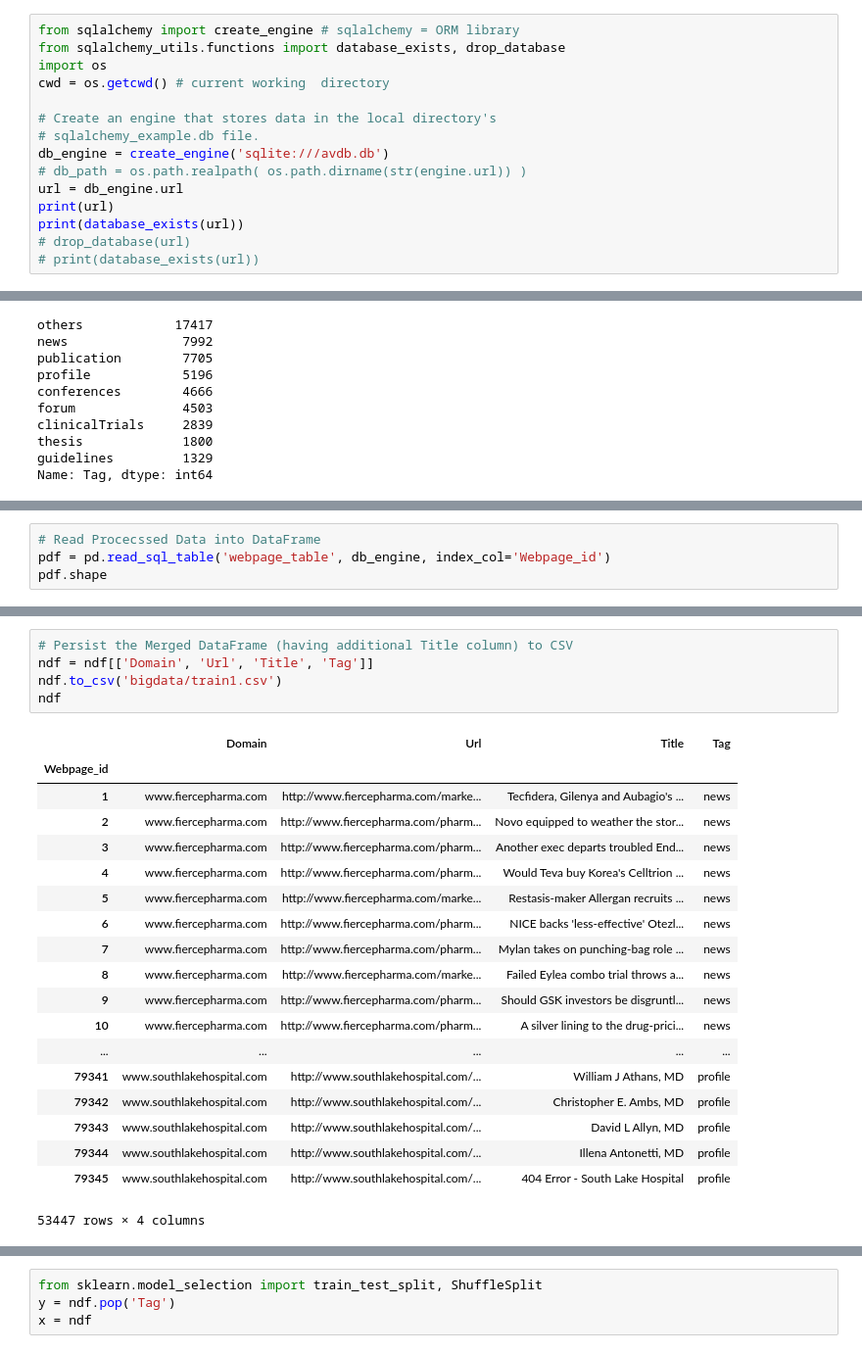
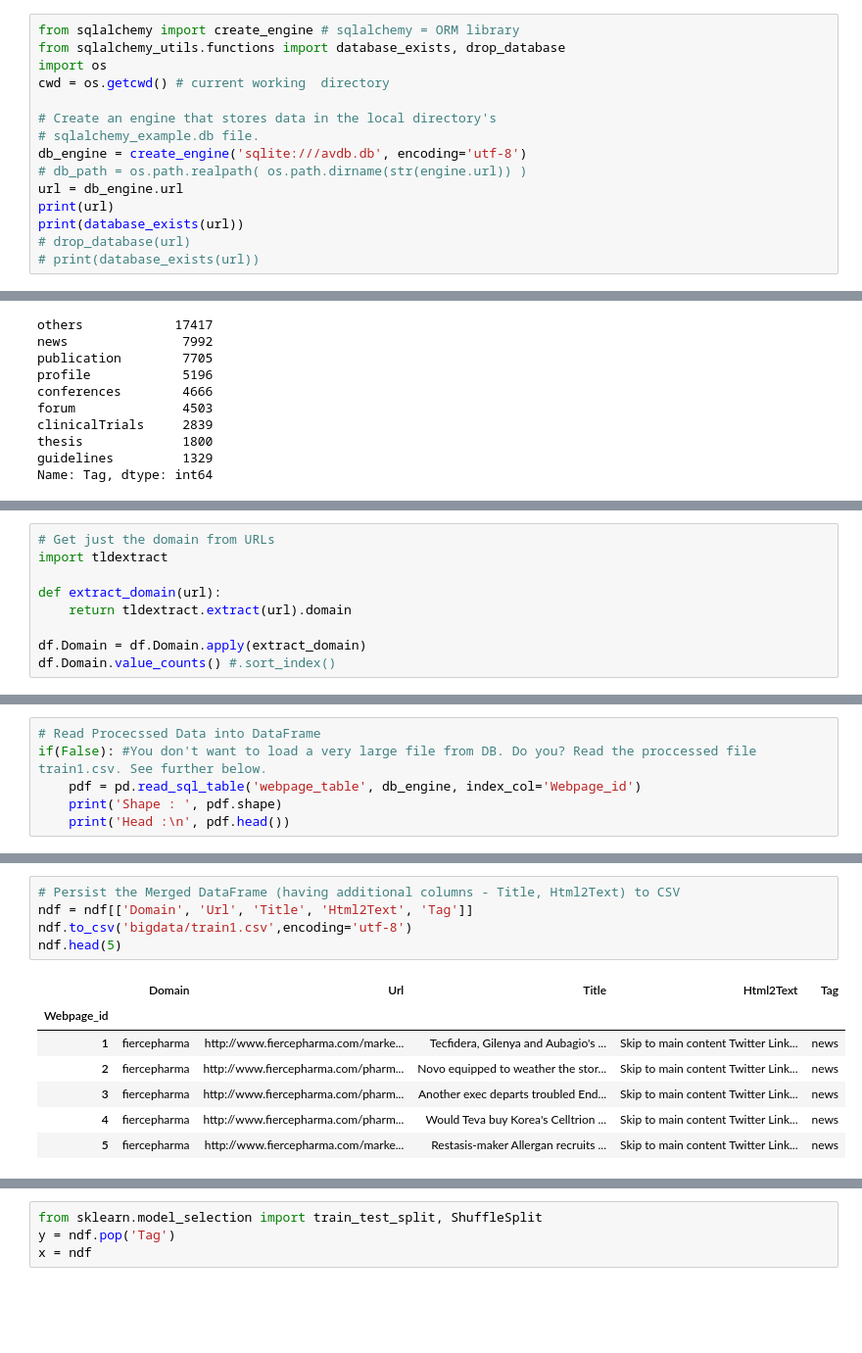
Before and after one commit to DataScienceWorks/AV-Innoplexus-Webpage-Classification, a Jupyter notebook: A_DataPreprocessing.ipynb, the cells around one changed output, grey strips where cells are left out. Shown: that part at 98% size. Cells and saved outputs as stored; diff of their text form; blank space fills up the shorter version.

Commit message:
Improved Data Preprocecssing phase

```diff
--- a/A_DataPreprocessing.ipynb
+++ b/A_DataPreprocessing.ipynb
@@ -14,7 +17,7 @@ cwd = os.getcwd() # current working  directory
 
 # Create an engine that stores data in the local directory's
 # sqlalchemy_example.db file.
-db_engine = create_engine('sqlite:///avdb.db')
+db_engine = create_engine('sqlite:///avdb.db', encoding='utf-8')
 # db_path = os.path.realpath( os.path.dirname(str(engine.url)) )
 url = db_engine.url
 print(url)
@@ -112,0 +122,9 @@ Name: Domain, Length: 3974, dtype: int64
+# %%
+# Get just the domain from URLs
+import tldextract
+
+def extract_domain(url):
+    return tldextract.extract(url).domain
+
+df.Domain = df.Domain.apply(extract_domain)
+df.Domain.value_counts() #.sort_index()
@@ -264,5 +315,7 @@ row:  (79345, '404 Error - South Lake Hospital')
 # %%
 # Read Procecssed Data into DataFrame
-pdf = pd.read_sql_table('webpage_table', db_engine, index_col='Webpage_id')
-pdf.shape
+if(False): #You don't want to load a very large file from DB. Do you? Read the proccessed file train1.csv. See further below.
+    pdf = pd.read_sql_table('webpage_table', db_engine, index_col='Webpage_id')
+    print('Shape : ', pdf.shape)
+    print('Head :\n', pdf.head())
 # %% [output]
@@ -340,28 +363,16 @@ Shape of new DF : (53447, 4)
 # %%
-# Persist the Merged DataFrame (having additional Title column) to CSV
-ndf = ndf[['Domain', 'Url', 'Title', 'Tag']]
-ndf.to_csv('bigdata/train1.csv')
-ndf
+# Persist the Merged DataFrame (having additional columns - Title, Html2Text) to CSV
+ndf = ndf[['Domain', 'Url', 'Title', 'Html2Text', 'Tag']]
+ndf.to_csv('bigdata/train1.csv',encoding='utf-8')
+ndf.head(5)
 # %% [output]
-|  | Domain | Url | Title | Tag |
-| Webpage_id |  |  |  |  |
-| 1 | www.fiercepharma.com | http://www.fiercepharma.com/marke... | Tecfidera, Gilenya and Aubagio's ... | news |
-| 2 | www.fiercepharma.com | http://www.fiercepharma.com/pharm... | Novo equipped to weather the stor... | news |
-| 3 | www.fiercepharma.com | http://www.fiercepharma.com/pharm... | Another exec departs troubled End... | news |
-| 4 | www.fiercepharma.com | http://www.fiercepharma.com/pharm... | Would Teva buy Korea's Celltrion ... | news |
-| 5 | www.fiercepharma.com | http://www.fiercepharma.com/marke... | Restasis-maker Allergan recruits ... | news |
-| 6 | www.fiercepharma.com | http://www.fiercepharma.com/pharm... | NICE backs 'less-effective' Otezl... | news |
-| 7 | www.fiercepharma.com | http://www.fiercepharma.com/pharm... | Mylan takes on punching-bag role ... | news |
-| 8 | www.fiercepharma.com | http://www.fiercepharma.com/marke... | Failed Eylea combo trial throws a... | news |
-| 9 | www.fiercepharma.com | http://www.fiercepharma.com/pharm... | Should GSK investors be disgruntl... | news |
-| 10 | www.fiercepharma.com | http://www.fiercepharma.com/pharm... | A silver lining to the drug-prici... | news |
-| ... | ... | ... | ... | ... |
-| 79341 | www.southlakehospital.com | http://www.southlakehospital.com/... | William J Athans, MD | profile |
-| 79342 | www.southlakehospital.com | http://www.southlakehospital.com/... | Christopher E. Ambs, MD | profile |
-| 79343 | www.southlakehospital.com | http://www.southlakehospital.com/... | David L Allyn, MD | profile |
-| 79344 | www.southlakehospital.com | http://www.southlakehospital.com/... | Illena Antonetti, MD | profile |
-| 79345 | www.southlakehospital.com | http://www.southlakehospital.com/... | 404 Error - South Lake Hospital | profile |
+|  | Domain | Url | Title | Html2Text | Tag |
+| Webpage_id |  |  |  |  |  |
+| 1 | fiercepharma | http://www.fiercepharma.com/marke... | Tecfidera, Gilenya and Aubagio's ... | Skip to main content Twitter Link... | news |
+| 2 | fiercepharma | http://www.fiercepharma.com/pharm... | Novo equipped to weather the stor... | Skip to main content Twitter Link... | news |
+| 3 | fiercepharma | http://www.fiercepharma.com/pharm... | Another exec departs troubled End... | Skip to main content Twitter Link... | news |
+| 4 | fiercepharma | http://www.fiercepharma.com/pharm... | Would Teva buy Korea's Celltrion ... | Skip to main content Twitter Link... | news |
+| 5 | fiercepharma | http://www.fiercepharma.com/marke... | Restasis-maker Allergan recruits ... | Skip to main content Twitter Link... | news |
-53447 rows × 4 columns
 # %%
 ndf.isnull().sum() # Sanity check for null existence and we got  99 null value Titles.
 # %% [output]
```
Also changed, not shown: parts of 35 cells of this notebook, 1 other file.
